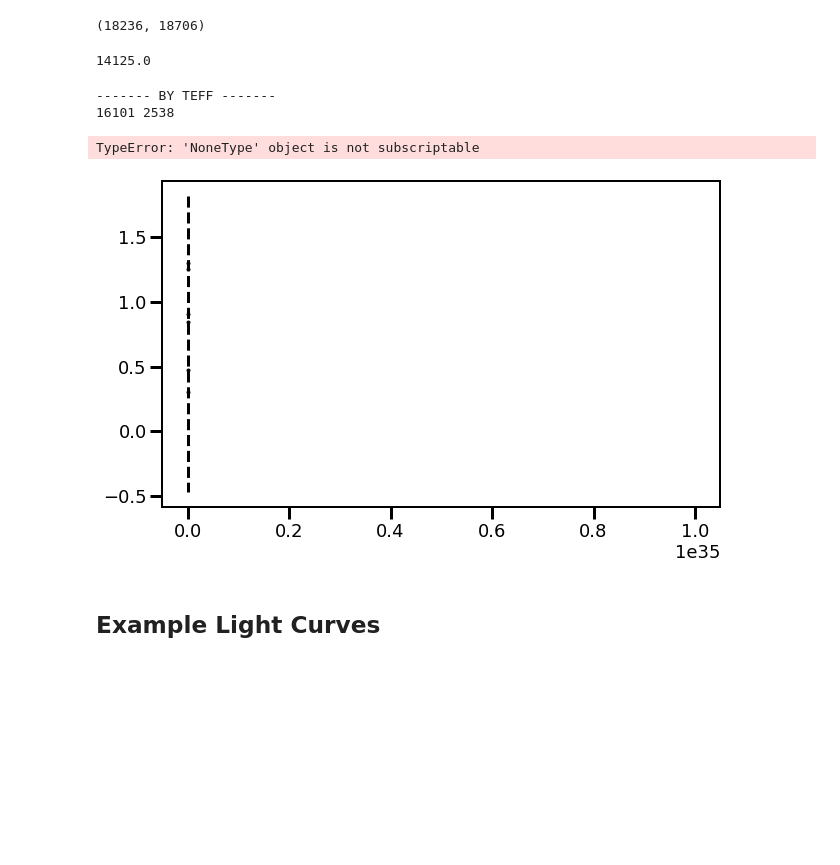
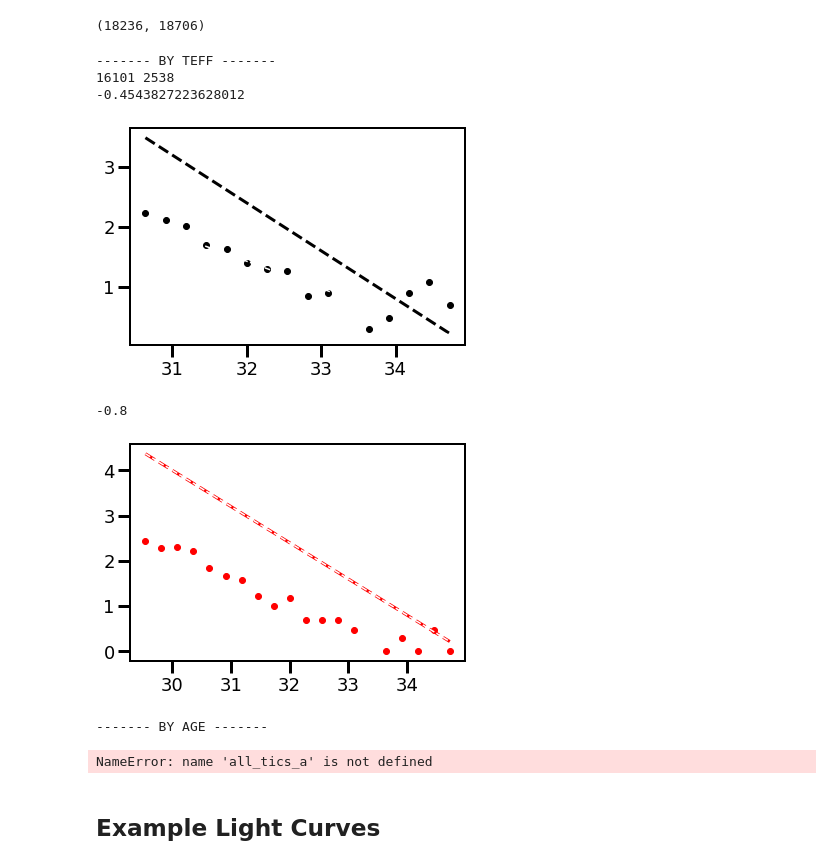
Before and after one commit to afeinstein20/stella, a Jupyter notebook: notebooks/plotting.ipynb, the cells around one changed output. Drawn from its saved outputs; the diff is of its cells as text; code cells hidden in the pictures; blank space fills up the shorter version.

```diff
--- a/notebooks/plotting.ipynb
+++ b/notebooks/plotting.ipynb
@@ -1259,25 +1261,29 @@ def ffd_function(tics, amps, weights, ax, color):
 
     return fit_params
-# %%
-np.nanmax(all_temps)
-# %% [output]
-14125.0
+# %%
+fig, ax = plt.subplots(ncols=1, figsize=(10,6))
+
+bins = np.logspace(29,35,23)
+
+print("------- BY TEFF -------")
+
+mask1 = all_temps <= 4000
+mask2 = all_temps > 4000
+
+print(len(all_amps[mask1]), len(all_amps[mask2]))
+f1 = ffd_function(all_tics[mask1], all_amps[mask1],
+             all_weights[mask1], ax, color='k', i=5, j=-1)
+plt.show()
+f2 = ffd_function(all_tics[mask2], all_amps[mask2],
+             all_weights[mask2], ax, color='r', i=1, j=-1)
+# %% [output]
+------- BY TEFF -------
+16101 2538
+-0.4543827223628012
+[figure, added]
+-0.8
+[figure, added]
 # %%
-fig, ax = plt.subplots(ncols=1, figsize=(10,6))
-
-bins = np.logspace(29,35,23)
-
-print("------- BY TEFF -------")
-
-mask1 = all_temps <= 4000
-mask2 = all_temps > 4000
-
-print(len(all_amps[mask1]), len(all_amps[mask2]))
-ffd_function(all_tics[mask1], all_amps[mask1],
-             all_weights[mask1], ax, color='k')
-ffd_function(all_tics[mask2], all_amps[mask2],
-             all_weights[mask2], ax, color='r')
-
 print("------- BY AGE -------")
 
 mask1 = all_ages <= 50
@@ -1301,10 +1307,8 @@ ax.set_ylabel('Flare Rate [Day$^{-1}$]', fontsize=22)
 
 plt.show()
 # %% [output]
-------- BY TEFF -------
-16101 2538
+------- BY AGE -------
-TypeError: 'NoneType' object is not subscriptable
+NameError: name 'all_tics_a' is not defined
-[figure, removed]
 # %% [markdown]
 ## Example Light Curves
 # %%
```
Also changed, not shown: parts of 5 cells of this notebook.
